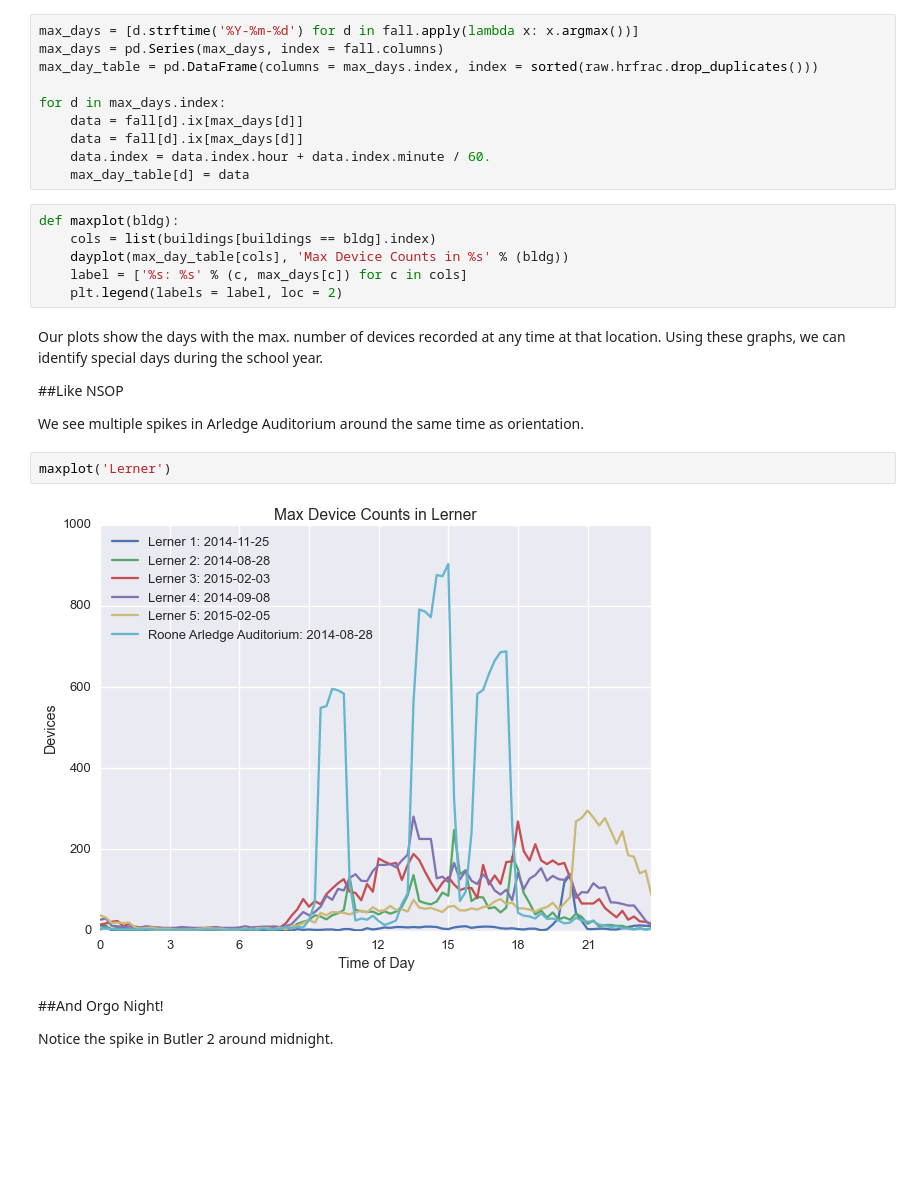
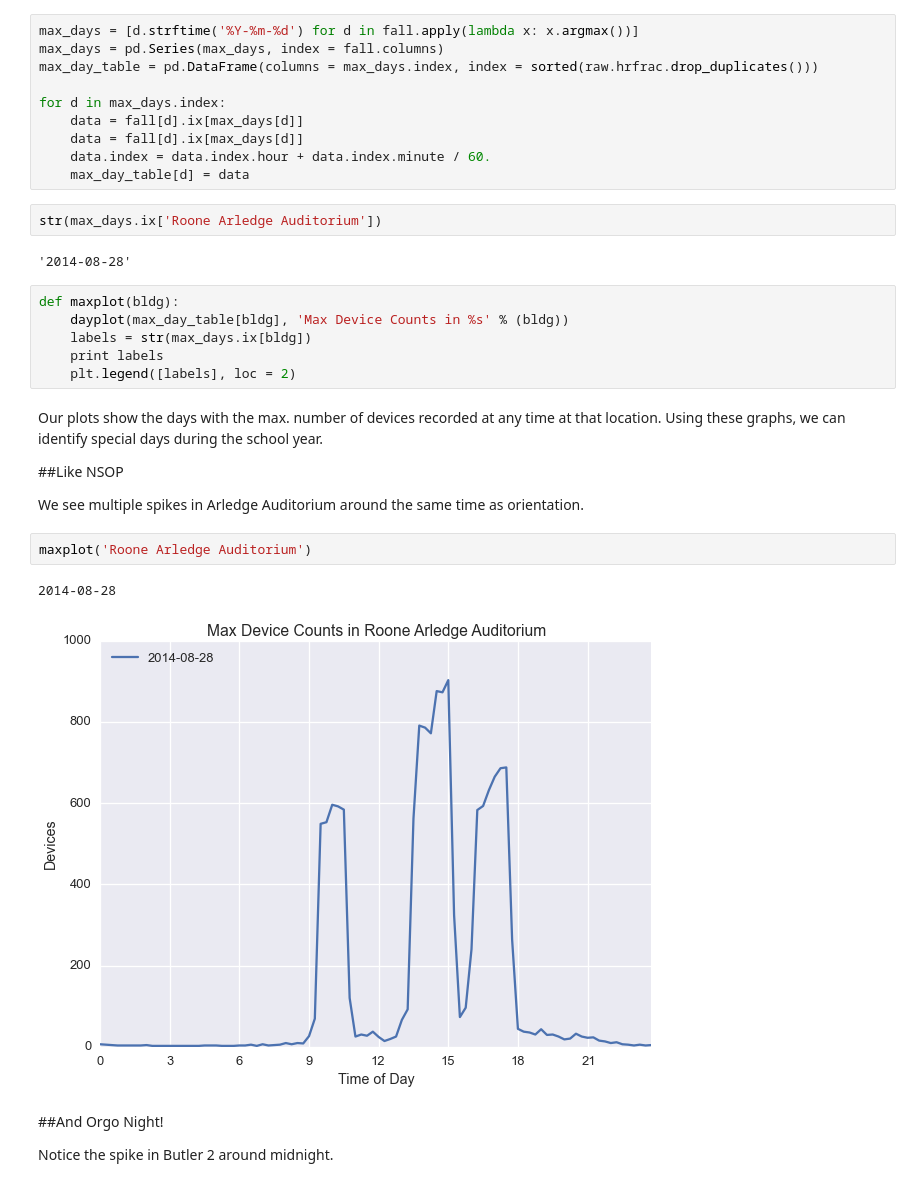
Before and after one commit to ADI-Labs/density, a Jupyter notebook: datasci/density_demo.ipynb, the cells around one changed output. Drawn from its saved outputs; the diff is of its cells as text; blank space fills up the shorter version.

```diff
--- a/datasci/density_demo.ipynb
+++ b/datasci/density_demo.ipynb
@@ -221,22 +221,27 @@ for d in max_days.index:
     data = fall[d].ix[max_days[d]]
     data.index = data.index.hour + data.index.minute / 60.
     max_day_table[d] = data
+# %%
+str(max_days.ix['Roone Arledge Auditorium'])
+# %% [output]
+'2014-08-28'
 # %%
 def maxplot(bldg):
-    cols = list(buildings[buildings == bldg].index)
-    dayplot(max_day_table[cols], 'Max Device Counts in %s' % (bldg))
-    label = ['%s: %s' % (c, max_days[c]) for c in cols]
-    plt.legend(labels = label, loc = 2)
+    dayplot(max_day_table[bldg], 'Max Device Counts in %s' % (bldg))
+    labels = str(max_days.ix[bldg])
+    print labels
+    plt.legend([labels], loc = 2)
 # %% [markdown]
 Our plots show the days with the max. number of devices recorded at any time at that location.  Using these graphs, we can identify special days during the school year.
 
 ##Like NSOP
 
 We see multiple spikes in Arledge Auditorium around the same time as orientation.
-# %%
-maxplot('Lerner')
-# %% [output]
-[figure, removed]
+# %%
+maxplot('Roone Arledge Auditorium')
+# %% [output]
+2014-08-28
+[figure, added]
 # %% [markdown]
 ##And Orgo Night!
 
```
Also changed, not shown: parts of 1 cell of this notebook.
